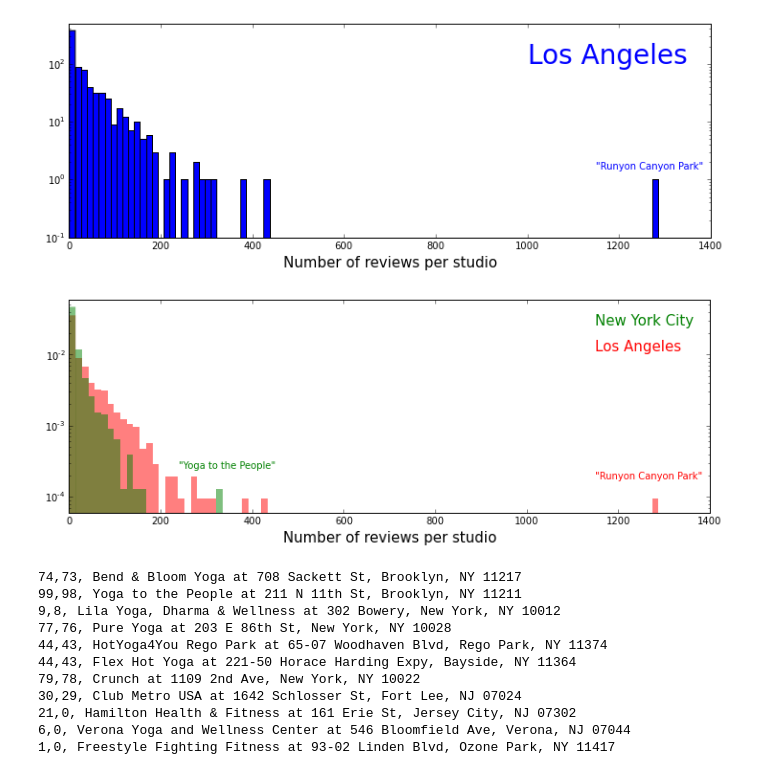
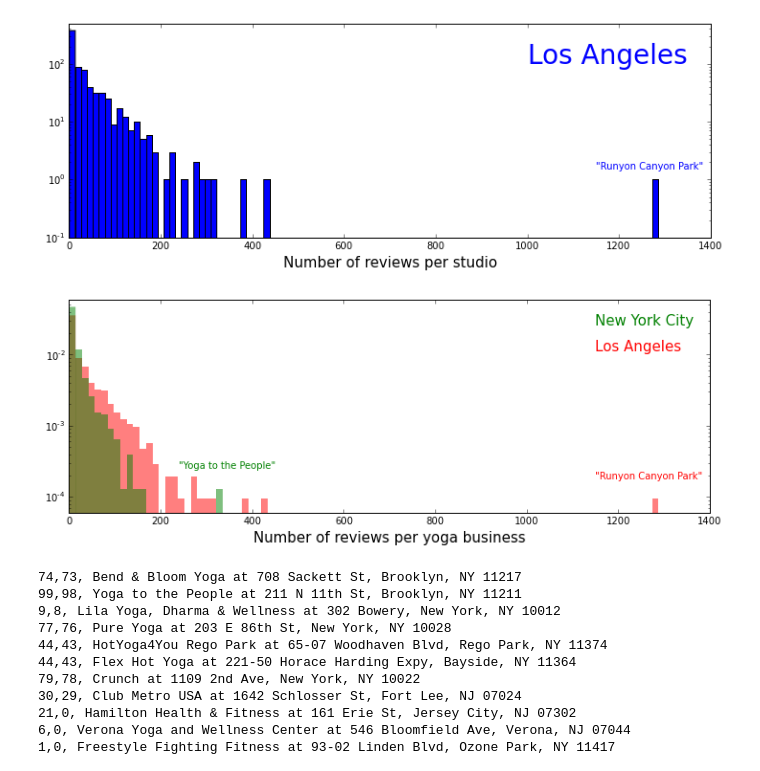
Before and after one commit to LucDemortier/YogaCity, a Jupyter notebook: YelpScrape.ipynb, the cells around one changed output. Drawn from its saved outputs; the diff is of its cells as text; code cells hidden in the pictures.

Commit message:
Changed title on plot of number of reviews per yoga business

```diff
--- a/YelpScrape.ipynb
+++ b/YelpScrape.ipynb
@@ -60,7 +60,8 @@ while more_pages:
                         biz_address = obj3.replace('<address>','').replace('</address>','')\
                                       .replace('<br>',', ').replace('</br>','').strip()
             num_entry += 1
-            yoga_biz_dict[num_entry] = [biz_name,biz_url,biz_rating,biz_reviews,biz_hood,biz_address,biz_phone]
+            yoga_biz_dict[num_entry] = [biz_name,biz_url,biz_rating,biz_reviews,
+                                        biz_hood,biz_address,biz_phone]
 
     obj1 = soup.find("a",class_="page-option prev-next next")
     if obj1:
@@ -517,25 +518,25 @@ Total number of reviews in database = 27953
 # %%
 '''
 Using nrlistnyc and nrlistla obtained in the previous two cells, make a histogram
 of the number of reviews per studio, for studios with at least one review,
 superimposing the NYC and LA results with different colors.
 '''
 fig, ax = plt.subplots( nrows=1, ncols=1, figsize=(12,4) )
 ax.hist( nrlistla,  color='r', edgecolor='none', bins=100, range=[0.0,1400.0], \
          normed=True, alpha=0.5)
 ax.hist( nrlistnyc, color='g', edgecolor='none', bins=100, range=[0.0,1400.0], \
          normed=True, alpha=0.5 )
-ax.set_xlabel('Number of reviews per studio', fontsize=15)
+ax.set_xlabel('Number of reviews per yoga business', fontsize=15)
 ax.set_ylim(0.00006,0.06)
 ax.set_yscale('log')
 ax.text( 1150.0, 0.030, "New York City", ha='left', va='center', size=15, color='g')
 ax.text( 1150.0, 0.013, "Los Angeles", ha='left', va='center', size=15, color='r')
 ax.text( 1150.0, 0.00018, '"Runyon Canyon Park"', size=10, color='r')
 ax.text(  240.0, 0.00025, '"Yoga to the People"', size=10, color='g')
 plt.show()
 fig.savefig("n_reviews_nyc_la.pdf")
 # %% [output]
-[figure, old version]
+[figure, new version]
 # %%
 '''
 Let's see what we have in collections yyr and yyrnyc and
```
